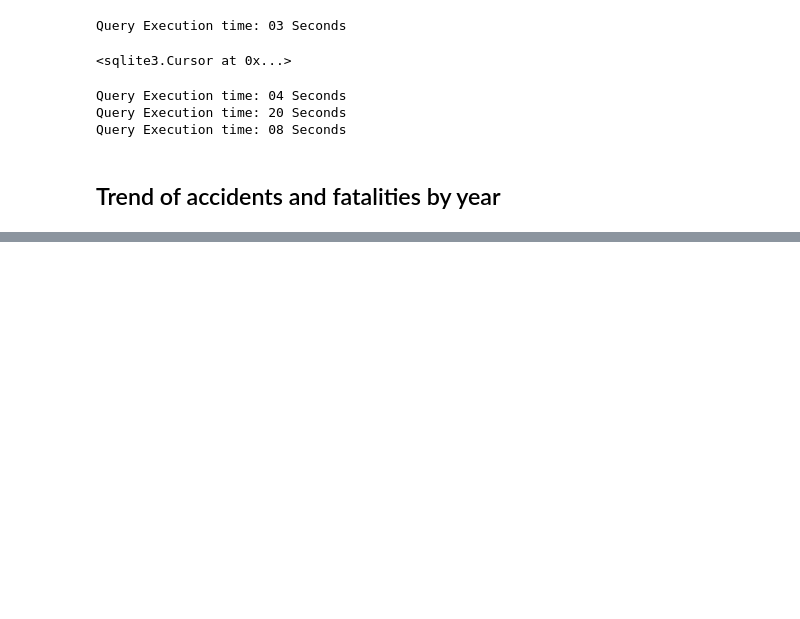
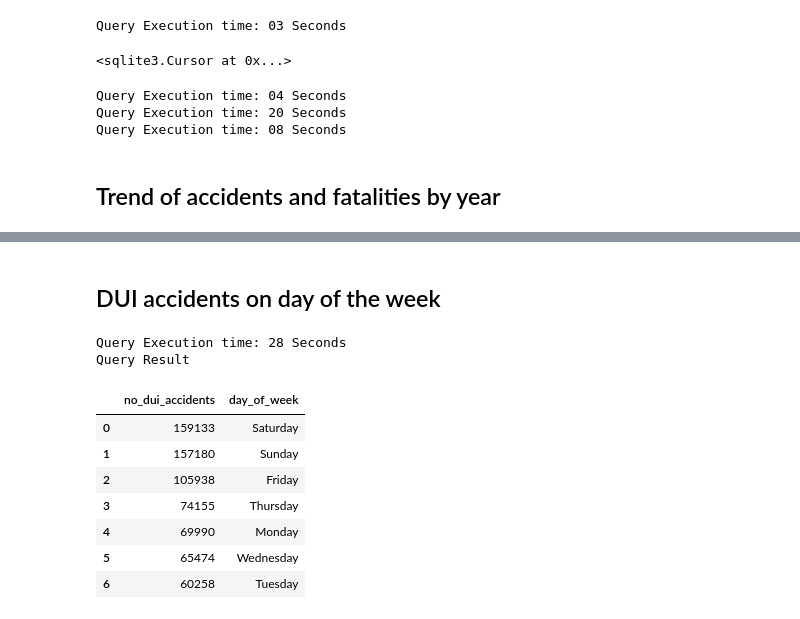
Before and after one commit to vroomgit/SWITRS_Analysis, a Jupyter notebook: SWITRS_Analysis.ipynb, the cells around one changed output, grey strips where cells are left out. Drawn from its saved outputs; the diff is of its cells as text; code cells hidden in the pictures; blank space fills up the shorter version.

```diff
--- a/SWITRS_Analysis.ipynb
+++ b/SWITRS_Analysis.ipynb
@@ -149,0 +312,33 @@ Query Result
+# %% [markdown]
+## DUI accidents on day of the week
+# %%
+query = "SELECT COUNT(parties.case_id) AS no_dui_accidents,\
+         CASE CAST (strftime('%w', collision_date) as integer)\
+                      WHEN 0 THEN 'Sunday'\
+                      WHEN 1 THEN 'Monday'\
+                      WHEN 2 THEN 'Tuesday'\
+                      WHEN 3 THEN 'Wednesday'\
+                      WHEN 4 THEN 'Thursday'\
+                      WHEN 5 THEN 'Friday'\
+                      ELSE 'Saturday' END AS day_of_week\
+         FROM parties LEFT JOIN collisions on parties.case_id = collisions.case_id\
+         WHERE (parties.party_sobriety == 'had been drinking, under influence'\
+         AND strftime('%Y', collision_date) <> '2021')\
+         GROUP BY day_of_week\
+         ORDER BY no_dui_accidents DESC;"
+res = queryExecute(query)
+df_fetch = res.fetchall()
+print("Query Result")
+df = pd.DataFrame(df_fetch, columns = [description[0] for description in res.description])
+display(df)
+# %% [output]
+Query Execution time: 28 Seconds
+Query Result
+|  | no_dui_accidents | day_of_week |
+| 0 | 159133 | Saturday |
+| 1 | 157180 | Sunday |
+| 2 | 105938 | Friday |
+| 3 | 74155 | Thursday |
+| 4 | 69990 | Monday |
+| 5 | 65474 | Wednesday |
+| 6 | 60258 | Tuesday |
```
Also changed, not shown: parts of 25 cells of this notebook, 1 other file.
